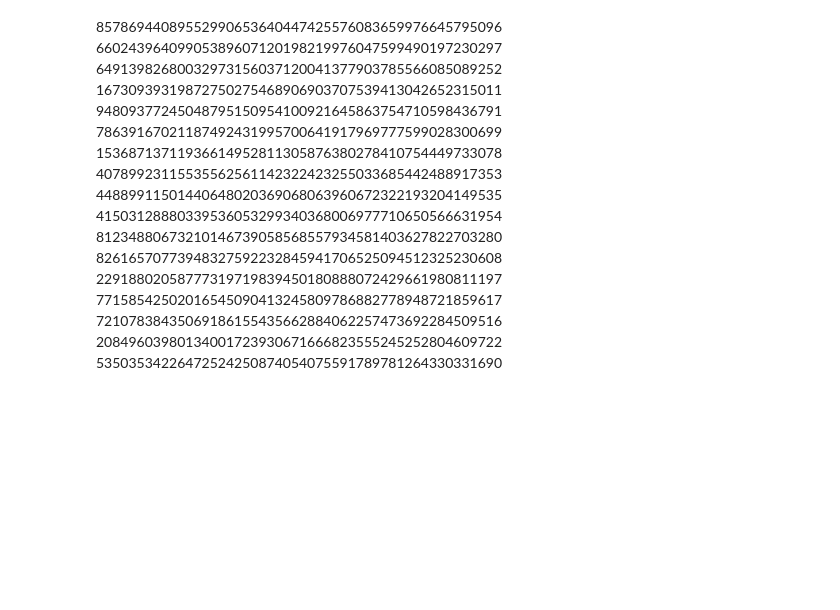
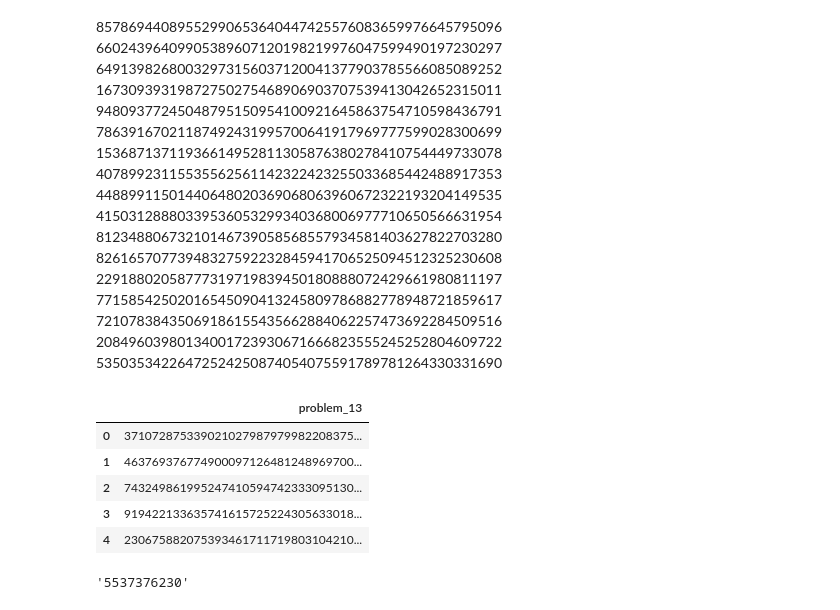
Before and after one commit to jjacisin/euler_problems, a Jupyter notebook: Euler Problems 1 - ?.ipynb, the cells around one changed output. Saved outputs shown, nothing was run; the diff lists cells and outputs as text; code cells hidden in the pictures; blank space fills up the shorter version.

```diff
--- a/Euler Problems 1 - ?.ipynb
+++ b/Euler Problems 1 - ?.ipynb
@@ -1104,0 +1107,16 @@ Work out the first ten digits of the sum of the following one-hundred 50-digit n
+# %%
+df = pd.read_csv('problem_13.csv',header=None)
+df.rename(columns={0: "problem_13"},inplace=True)
+# %%
+df.head()
+# %% [output]
+|  | problem_13 |
+| 0 | 371072875339021027987979982208375... |
+| 1 | 463769376774900097126481248969700... |
+| 2 | 743249861995247410594742333095130... |
+| 3 | 919422133635741615725224305633018... |
+| 4 | 230675882075393461711719803104210... |
+# %%
+str(int(df.problem_13.astype(float).sum()))[:10]
+# %% [output]
+'5537376230'
```
Also changed, not shown: parts of 9 cells of this notebook, 1 other file.
